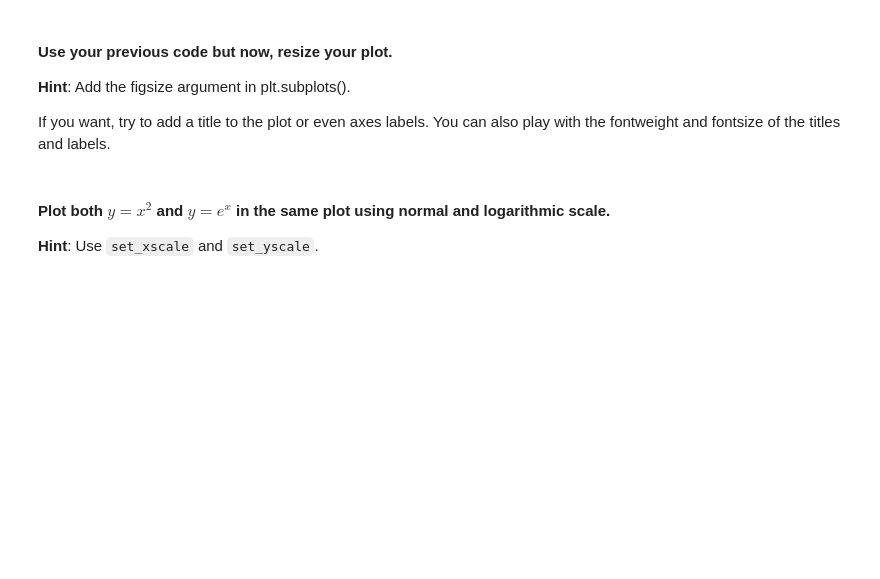
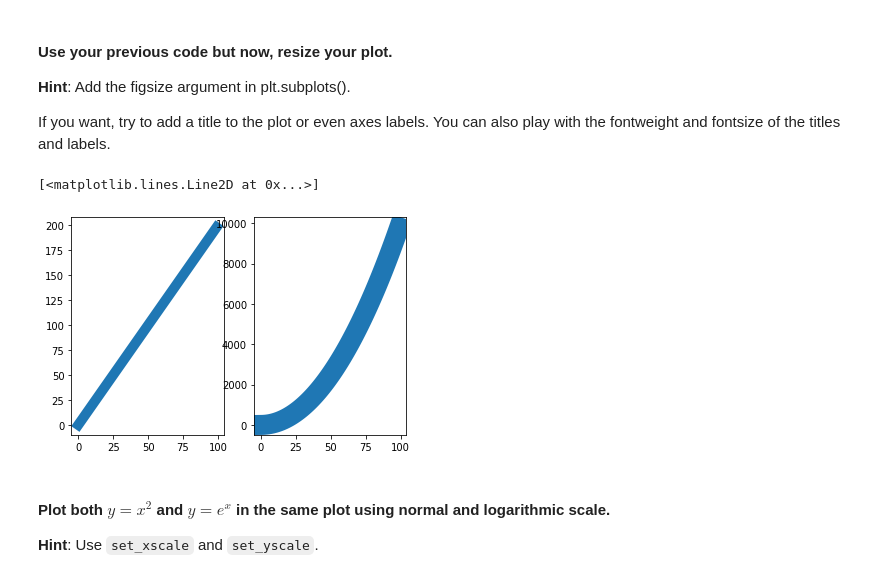
Before and after one commit to ta-datapt-bcn/lab-matplotlib-seaborn, a Jupyter notebook: your-code/main.ipynb, the cells around one changed output. Cells and saved outputs as stored; diff of their text form; code cells hidden in the pictures; blank space fills up the shorter version.

```diff
--- a/your-code/main.ipynb
+++ b/your-code/main.ipynb
@@ -39,3 +54,12 @@ If you want, try to add a title to the plot or even axes labels. You can also pl
+# %%
+# your code here
+fig, [ax1,ax2] = plt.subplots(nrows=1, ncols=2)
+ax1.plot(x,y, markersize= 32, linewidth=10)
+
+ax2.plot(x,z, markersize= 32, linewidth=20)
+# %% [output]
+[<matplotlib.lines.Line2D at 0x...>]
+[figure, added]
 # %% [markdown]
 #### Plot both $y=x^2$ and $y=e^x$ in the same plot using normal and logarithmic scale.
 **Hint**: Use `set_xscale` and `set_yscale`.
```
Also changed, not shown: parts of 42 cells of this notebook, 5 other files.
